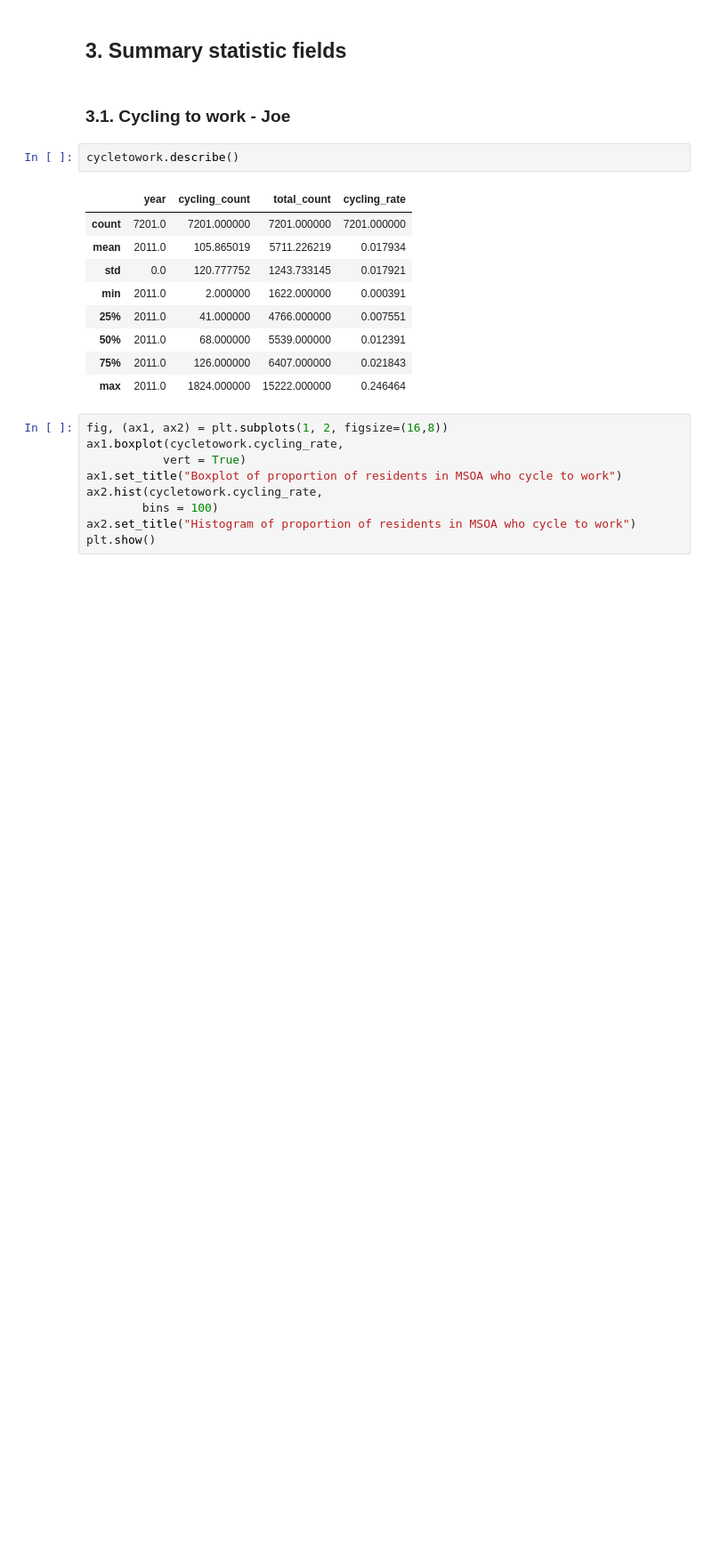
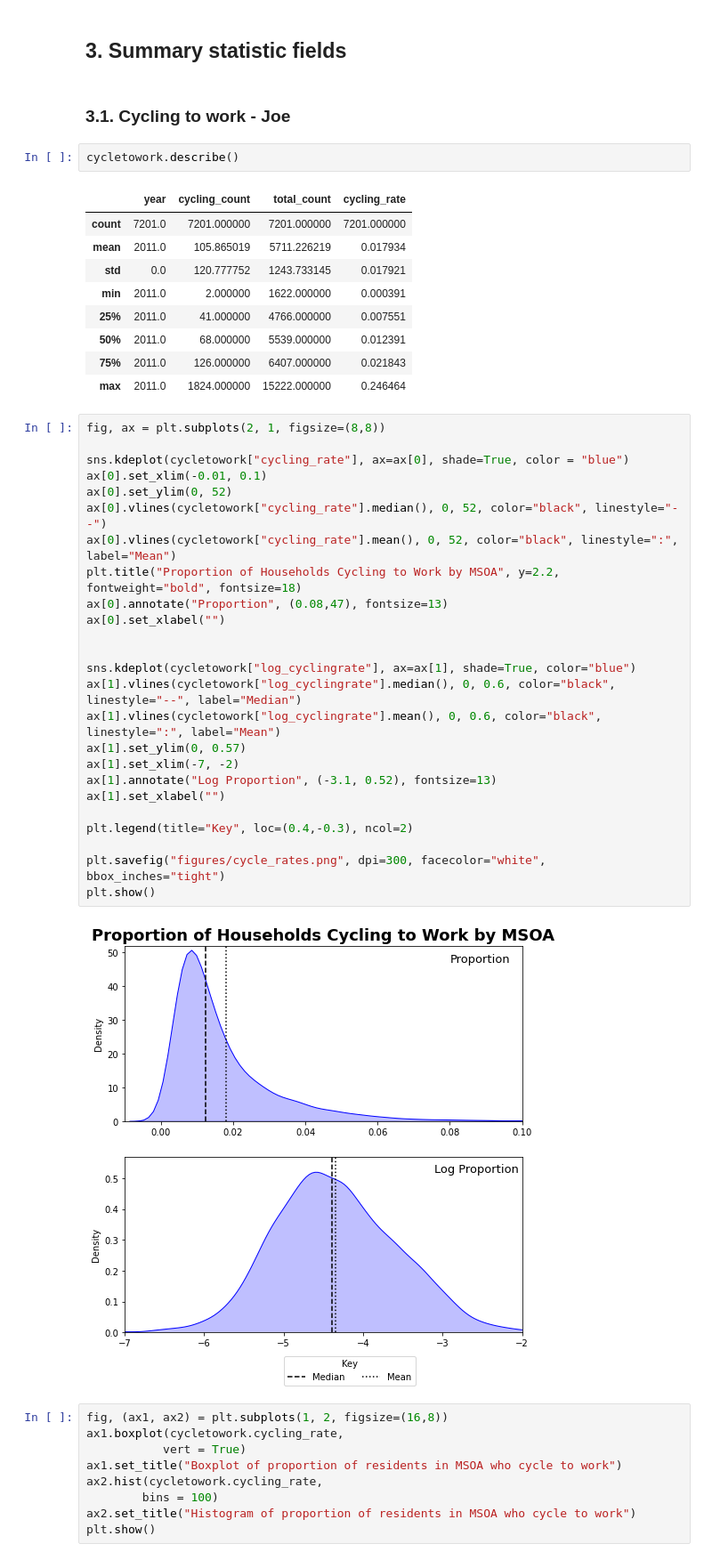
Before and after one commit to ZacharyP-E/qm_group25, a Jupyter notebook: qm_group_code.ipynb, the cells around one changed output. Shown at 89% size. Cells and saved outputs as stored; diff of their text form; blank space fills up the shorter version.

```diff
--- a/qm_group_code.ipynb
+++ b/qm_group_code.ipynb
@@ -465,6 +465,33 @@ cycletowork.describe()
 | 50% | 2011.0 | 68.000000 | 5539.000000 | 0.012391 |
 | 75% | 2011.0 | 126.000000 | 6407.000000 | 0.021843 |
 | max | 2011.0 | 1824.000000 | 15222.000000 | 0.246464 |
+# %%
+fig, ax = plt.subplots(2, 1, figsize=(8,8))
+
+sns.kdeplot(cycletowork["cycling_rate"], ax=ax[0], shade=True, color = "blue")
+ax[0].set_xlim(-0.01, 0.1)
+ax[0].set_ylim(0, 52)
+ax[0].vlines(cycletowork["cycling_rate"].median(), 0, 52, color="black", linestyle="--")
+ax[0].vlines(cycletowork["cycling_rate"].mean(), 0, 52, color="black", linestyle=":", label="Mean")
+plt.title("Proportion of Households Cycling to Work by MSOA", y=2.2, fontweight="bold", fontsize=18)
+ax[0].annotate("Proportion", (0.08,47), fontsize=13)
+ax[0].set_xlabel("")
+
+
+sns.kdeplot(cycletowork["log_cyclingrate"], ax=ax[1], shade=True, color="blue")
+ax[1].vlines(cycletowork["log_cyclingrate"].median(), 0, 0.6, color="black", linestyle="--", label="Median")
+ax[1].vlines(cycletowork["log_cyclingrate"].mean(), 0, 0.6, color="black", linestyle=":", label="Mean")
+ax[1].set_ylim(0, 0.57)
+ax[1].set_xlim(-7, -2)
+ax[1].annotate("Log Proportion", (-3.1, 0.52), fontsize=13)
+ax[1].set_xlabel("")
+
+plt.legend(title="Key", loc=(0.4,-0.3), ncol=2)
+
+plt.savefig("figures/cycle_rates.png", dpi=300, facecolor="white", bbox_inches="tight")
+plt.show()
+# %% [output]
+[figure, added]
 # %%
 fig, (ax1, ax2) = plt.subplots(1, 2, figsize=(16,8))
 ax1.boxplot(cycletowork.cycling_rate,
```
Also changed, not shown: parts of 10 cells of this notebook.
